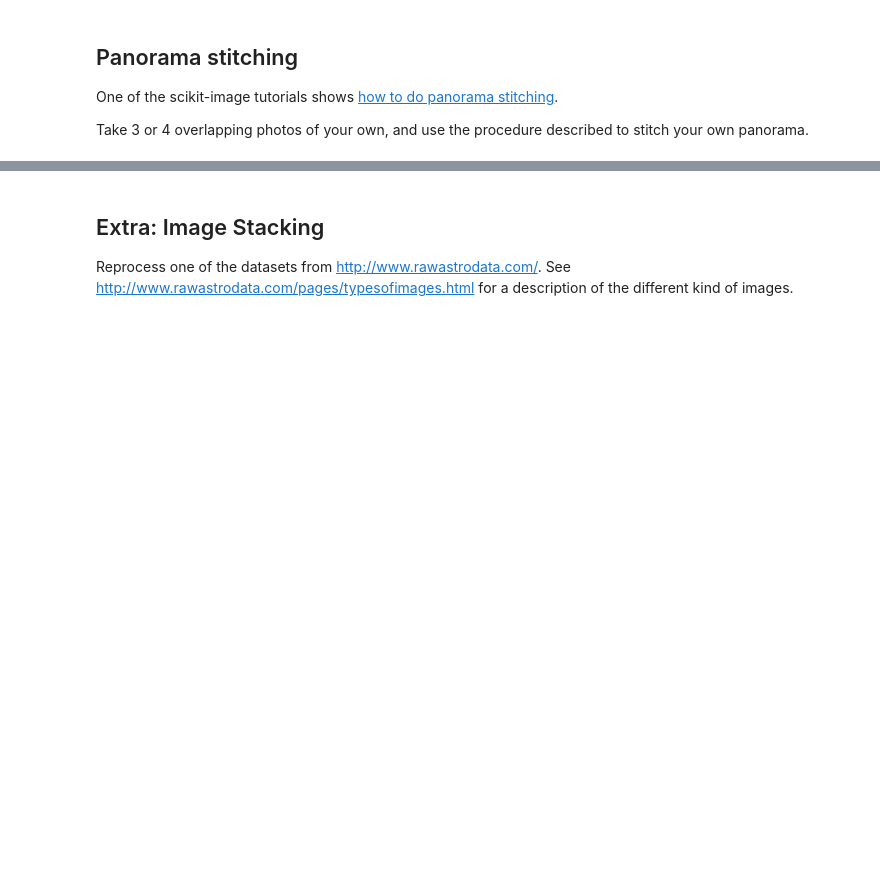
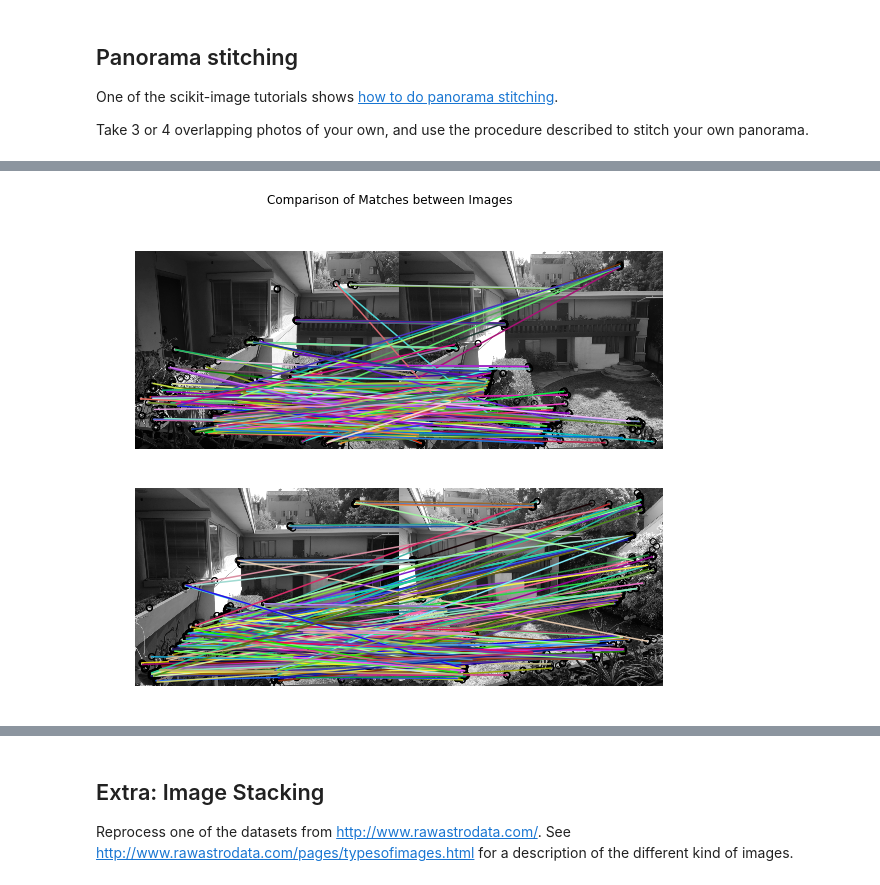
Before and after one commit to hayleybounds/bounds_ay250_homework, a Jupyter notebook: hw_7/hw_7.ipynb, the cells around one changed output, grey strips where cells are left out. Saved outputs shown, nothing was run; the diff lists cells and outputs as text; code cells hidden in the pictures; blank space fills up the shorter version.

```diff
--- a/hw_7/hw_7.ipynb
+++ b/hw_7/hw_7.ipynb
@@ -74,0 +139,25 @@ Take 3 or 4 overlapping photos of your own, and use the procedure described to s
+# %%
+#extract keypoints using ORB
+orb = ORB(n_keypoints=800, fast_threshold=0.05)
+keypoints = []
+descriptors = []
+for im in g_images:
+    orb.detect_and_extract(im)
+    keypoints.append(orb.keypoints)
+    descriptors.append(orb.descriptors)
+# %%
+#match descriptors between images
+matches01 = match_descriptors(descriptors[0], descriptors[1], cross_check=True)
+matches12 = match_descriptors(descriptors[1], descriptors[2], cross_check=True)
+# %%
+#visualize the matches
+fig, ax = plt.subplots(2, 1, figsize=(10, 8))
+
+plot_matches(ax[0], g_images[0], g_images[1], keypoints[0], keypoints[1], matches01)
+plot_matches(ax[1], g_images[1], g_images[2], keypoints[1], keypoints[2], matches12)
+
+fig.suptitle('Comparison of Matches between Images')
+ax[0].axis('off');
+ax[1].axis('off');
+# %% [output]
+[figure, added]
```
Also changed, not shown: parts of 51 cells of this notebook, 1 other file.
